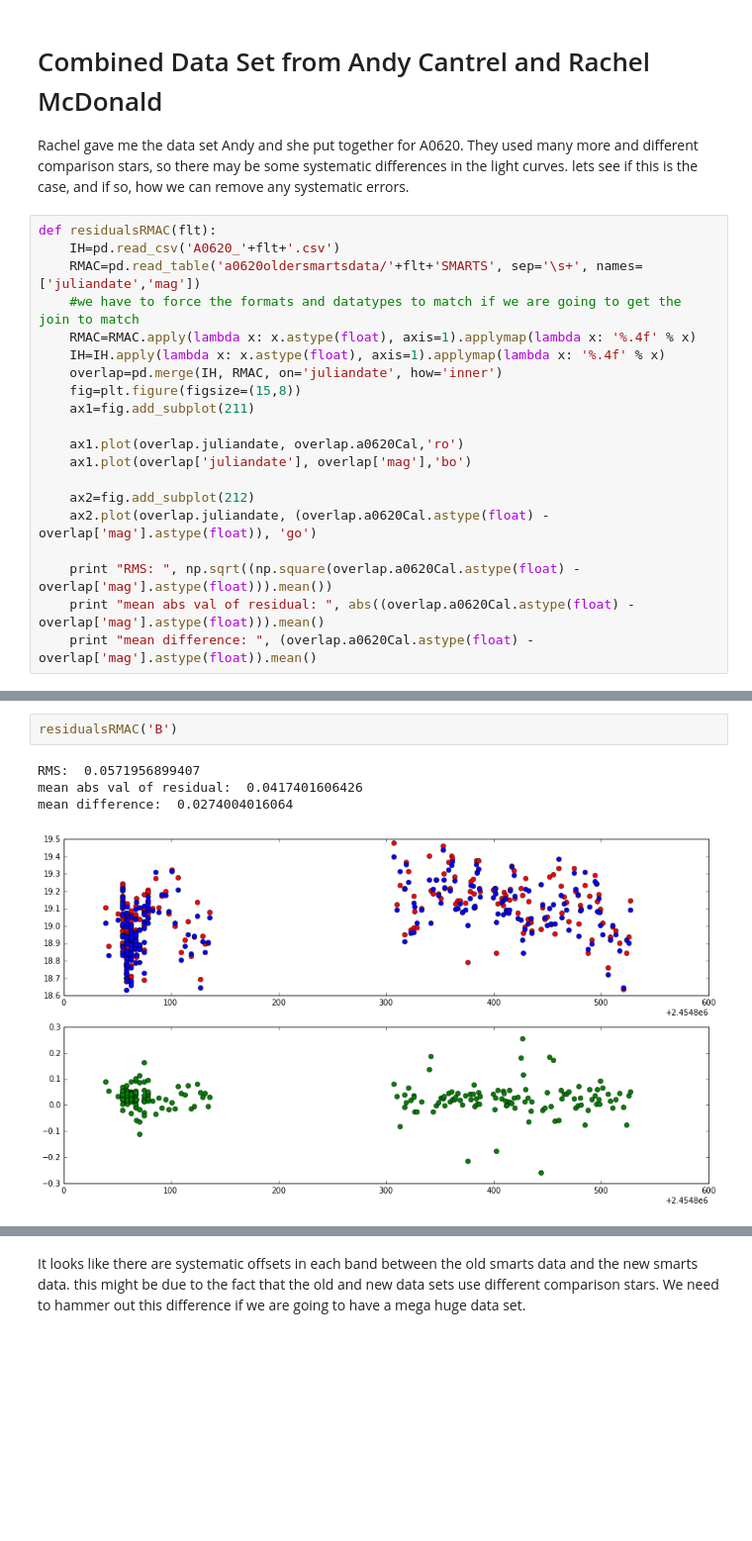
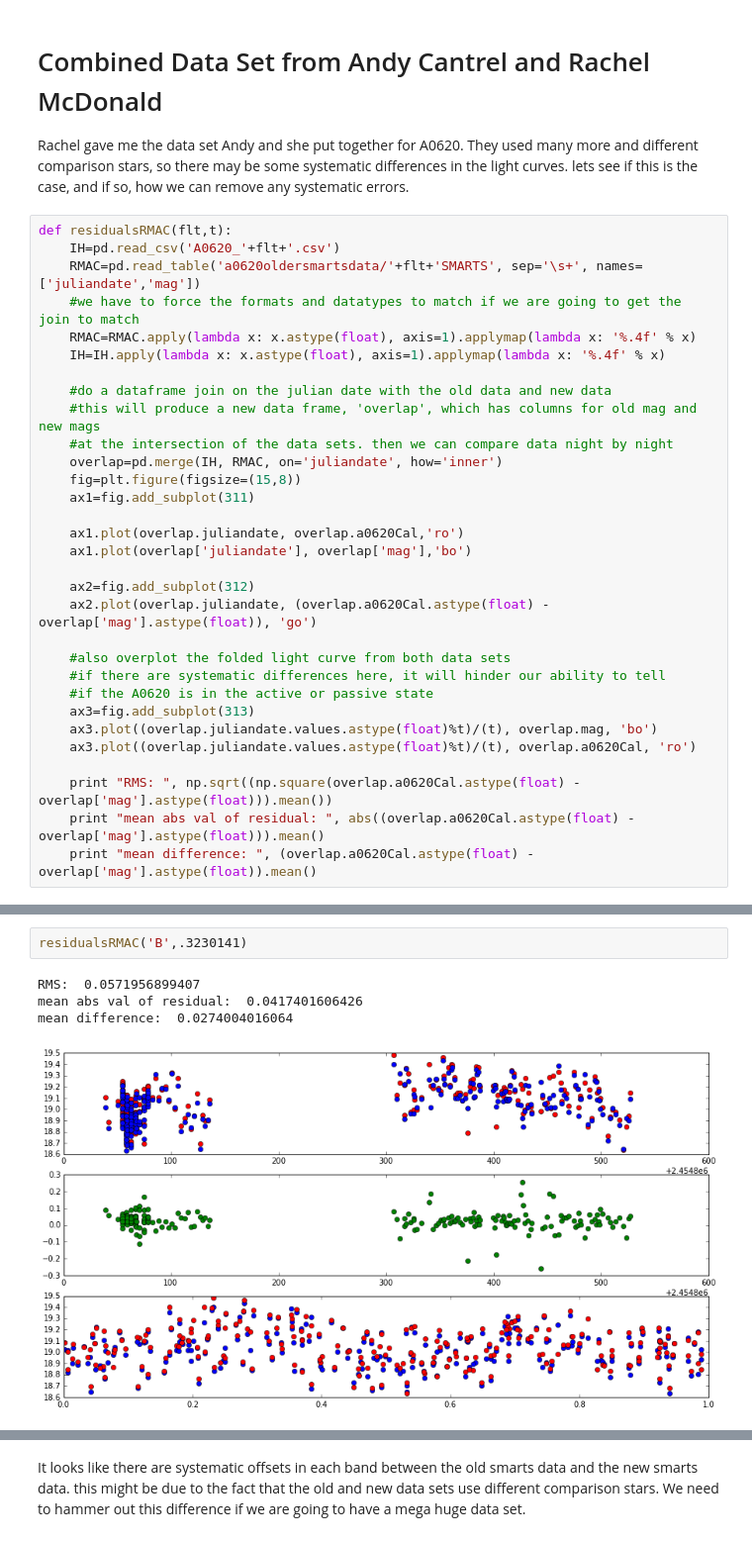
Before and after one commit to ih64/A0620, a Jupyter notebook: Untitled.ipynb, the cells around one changed output, grey strips where cells are left out. Shown at 99% size. Saved outputs shown, nothing was run; the diff lists cells and outputs as text; blank space fills up the shorter version.

Commit message:
added helpful comments to function defs and folded light curve panels to residual plots

```diff
--- a/Untitled.ipynb
+++ b/Untitled.ipynb
@@ -333,21 +333,32 @@ alright, looks OK. the mean residual in the magnitudes from the way I computed t
 
 Rachel gave me the data set Andy and she put together for A0620. They used many more and different comparison stars, so there may be some systematic differences in the light curves. lets see if this is the case, and if so, how we can remove any systematic errors.
 # %%
-def residualsRMAC(flt):
+def residualsRMAC(flt,t):
     IH=pd.read_csv('A0620_'+flt+'.csv')
     RMAC=pd.read_table('a0620oldersmartsdata/'+flt+'SMARTS', sep='\s+', names=['juliandate','mag'])
     #we have to force the formats and datatypes to match if we are going to get the join to match
     RMAC=RMAC.apply(lambda x: x.astype(float), axis=1).applymap(lambda x: '%.4f' % x)
     IH=IH.apply(lambda x: x.astype(float), axis=1).applymap(lambda x: '%.4f' % x)
+
+    #do a dataframe join on the julian date with the old data and new data
+    #this will produce a new data frame, 'overlap', which has columns for old mag and new mags
+    #at the intersection of the data sets. then we can compare data night by night
     overlap=pd.merge(IH, RMAC, on='juliandate', how='inner')
     fig=plt.figure(figsize=(15,8))
-    ax1=fig.add_subplot(211)
+    ax1=fig.add_subplot(311)
 
     ax1.plot(overlap.juliandate, overlap.a0620Cal,'ro')
     ax1.plot(overlap['juliandate'], overlap['mag'],'bo')
 
-    ax2=fig.add_subplot(212)
+    ax2=fig.add_subplot(312)
     ax2.plot(overlap.juliandate, (overlap.a0620Cal.astype(float) - overlap['mag'].astype(float)), 'go')
+
+    #also overplot the folded light curve from both data sets
+    #if there are systematic differences here, it will hinder our ability to tell
+    #if the A0620 is in the active or passive state
+    ax3=fig.add_subplot(313)
+    ax3.plot((overlap.juliandate.values.astype(float)%t)/(t), overlap.mag, 'bo')
+    ax3.plot((overlap.juliandate.values.astype(float)%t)/(t), overlap.a0620Cal, 'ro')
 
     print "RMS: ", np.sqrt((np.square(overlap.a0620Cal.astype(float) - overlap['mag'].astype(float))).mean())
     print "mean abs val of residual: ", abs((overlap.a0620Cal.astype(float) - overlap['mag'].astype(float))).mean()
@@ -362,8 +373,8 @@ mean difference:  -0.0727955696203
 # %%
-residualsRMAC('B')
+residualsRMAC('B',.3230141)
 # %% [output]
 RMS:  0.0571956899407
 mean abs val of residual:  0.0417401606426
 mean difference:  0.0274004016064
-[figure, old version]
+[figure, new version]
 # %%
```
Also changed, not shown: parts of 12 cells of this notebook.
